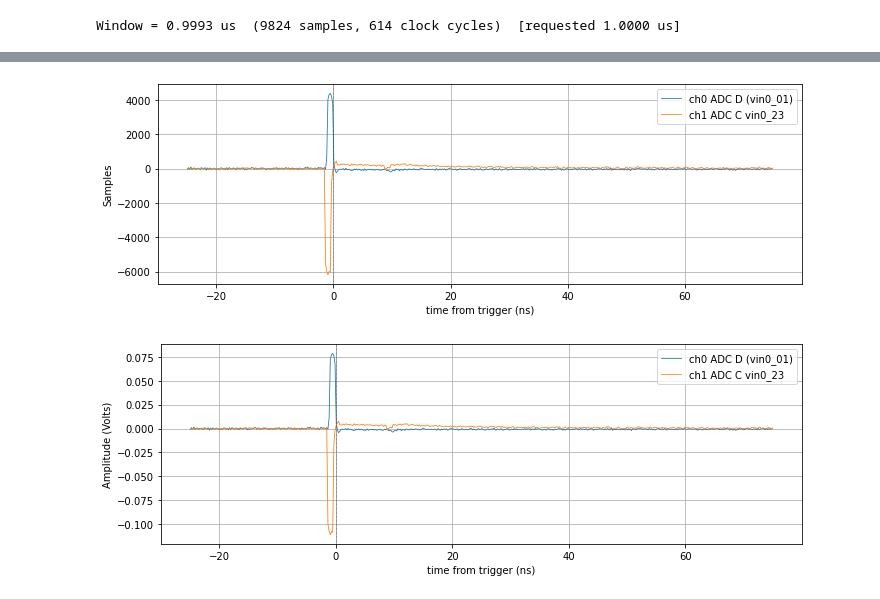
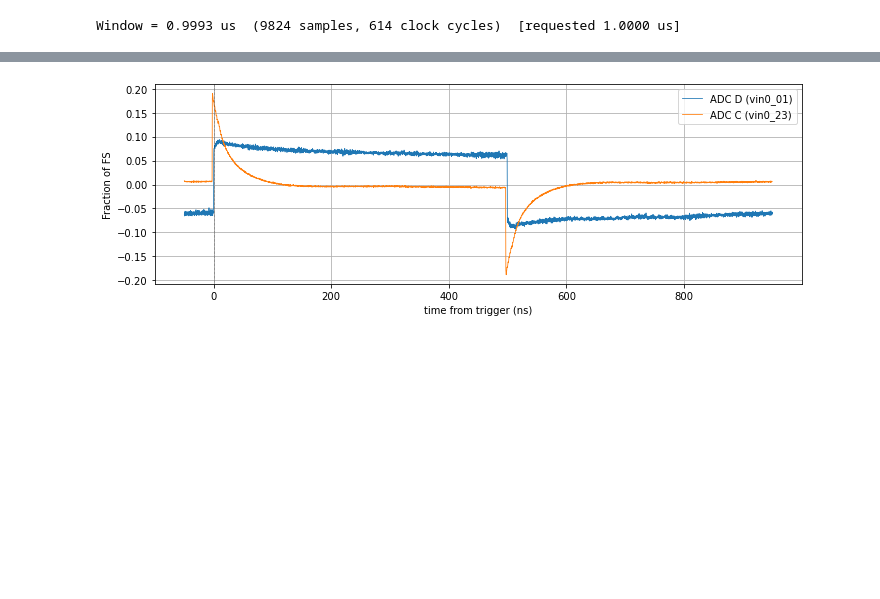
Before and after one commit to CAQS-RQC/RFSoC-PulseLoop, a Jupyter notebook: python/py_RFSoC.ipynb, the cells around one changed output, grey strips where cells are left out. Cells and saved outputs as stored; diff of their text form; code cells hidden in the pictures; blank space fills up the shorter version.

```diff
--- a/python/py_RFSoC.ipynb
+++ b/python/py_RFSoC.ipynb
@@ -69,11 +66,8 @@ sc.plot(t, y/1.7, ylabel="Amplitude (Volts)") # Experimentally 0.1V @10MHz gave
 # %%
-sc.configure(trigger="falling", level=0.05, pre_ns=20, length_ns=100)
-# sc.configure(trigger="awg0", pre_ns=0, length_ns=200)
-t, y = sc.acquire() # t in ns, 0 = trigger; y in fraction of full scale
-
-sc.plot(t, y*32768.0, ylabel="Samples")
-sc.plot(t, y/1.7, ylabel="Amplitude (Volts)") # Experimentally 0.1V @10MHz gave 0.17FS
+# Can use rising/falling edges. TODO make it choosable between ADC channels.
+sc.configure(trigger="rising", level=0.05, pre_ns=pulse_width/ns/10, length_ns=2*pulse_width/ns)
+t, y = sc.acquire() # t in ns, 0 = trigger; y in samples
+sc.plot(t, y, ylabel="Fraction of FS")
 # %% [output]
-[figure, old version]
+[figure, new version]
-[figure, removed]
 # %%
```
Also changed, not shown: parts of 8 cells of this notebook, 4 other files.
